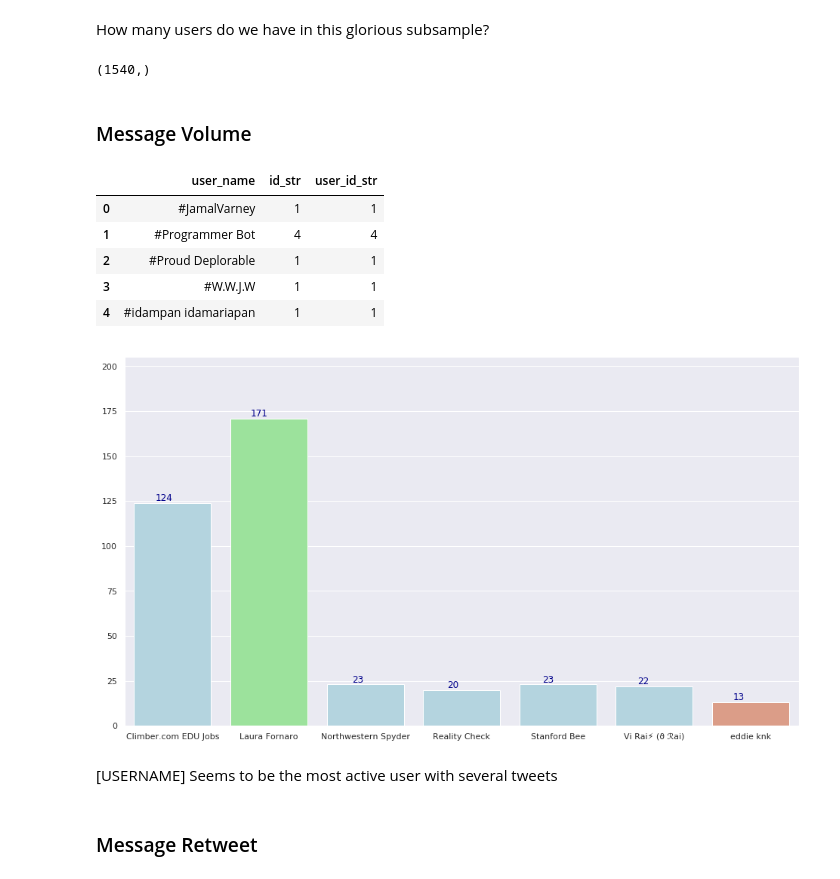
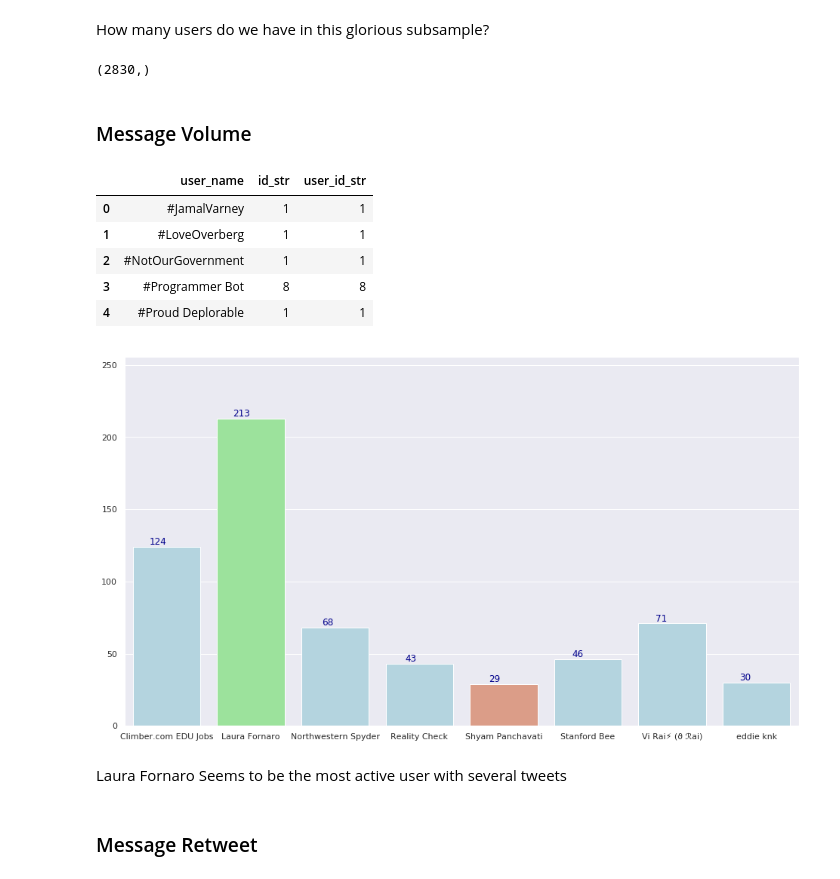
Before and after one commit to DoinGodsWork37/BigDataEngg, a Jupyter notebook: final_project/EDA.ipynb, the cells around one changed output. Saved outputs shown, nothing was run; the diff lists cells and outputs as text; code cells hidden in the pictures.

```diff
--- a/final_project/EDA.ipynb
+++ b/final_project/EDA.ipynb
@@ -39,8 +39,9 @@ print(sys.version)
 3.6.7 (default, Oct 22 2018, 11:32:17)
 [GCC 8.2.0]
 # %%
-fpath = os.path.join(os.getcwd(), "temp.csv")
-tweets_df = pd.read_csv(fpath, index_col="Unnamed: 0")
+# fpath = os.path.join(os.getcwd(), "temp.csv")
+fpath = os.path.join(os.getcwd(), "temp2.csv")
+tweets_df = pd.read_csv(fpath, index_col="Unnamed: 0", nrows=2e6)
 display(
     tweets_df.shape,
     tweets_df.head()
@@ -57,10 +58,19 @@ display(
 from ast import literal_eval
 
 def le(row):
-    if row is np.NaN:
+    if (row is np.NaN) or (row is np.nan):
+        return []
+    elif row is None:
+        return []
+    elif type(row) == type(1.0):
         return []
     else:
-        return literal_eval(row)
+        try:
+            return literal_eval(row)
+        except Exception as e:
+#             print("Exception caught!", e)
+#             print(row, type(row))
+            return []
 
 tweets_df['hashtags_cleaned']=tweets_df['hashtags_cleaned'].apply(le)
 # %%
@@ -210,7 +211,7 @@ How many users do we have in this glorious subsample?
 # %%
 uni_df["user_id_str"].unique().shape
 # %% [output]
-(1540,)
+(2830,)
 # %% [markdown]
 ### Message Volume
 # %%
@@ -220,19 +221,19 @@ user_grp.head()
 # %% [output]
 |  | user_name | id_str | user_id_str |
 | 0 | #JamalVarney | 1 | 1 |
-| 1 | #Programmer Bot | 4 | 4 |
-| 2 | #Proud Deplorable | 1 | 1 |
-| 3 | #W.W.J.W | 1 | 1 |
-| 4 | #idampan idamariapan | 1 | 1 |
+| 1 | #LoveOverberg | 1 | 1 |
+| 2 | #NotOurGovernment | 1 | 1 |
+| 3 | #Programmer Bot | 8 | 8 |
+| 4 | #Proud Deplorable | 1 | 1 |
 # %%
-user_subset = user_grp[user_grp["id_str"] > 10]
+user_subset = user_grp[user_grp["id_str"] > 20]
 user_subset.reset_index(drop=True, inplace=True)
 f, ax = plt.subplots(1, 1, figsize=(16,9))
 plot_bar(data=user_subset, x="user_name", y="id_str", ax=ax)
 # %% [output]
-[figure, old version]
+[figure, new version]
 # %% [markdown]
-[USERNAME] Seems to be the most active user with several tweets
+Laura Fornaro Seems to be the most active user with several tweets
 # %% [markdown]
 ### Message Retweet
 # %% [markdown]
```
Also changed, not shown: parts of 18 cells of this notebook, 1 other file.
